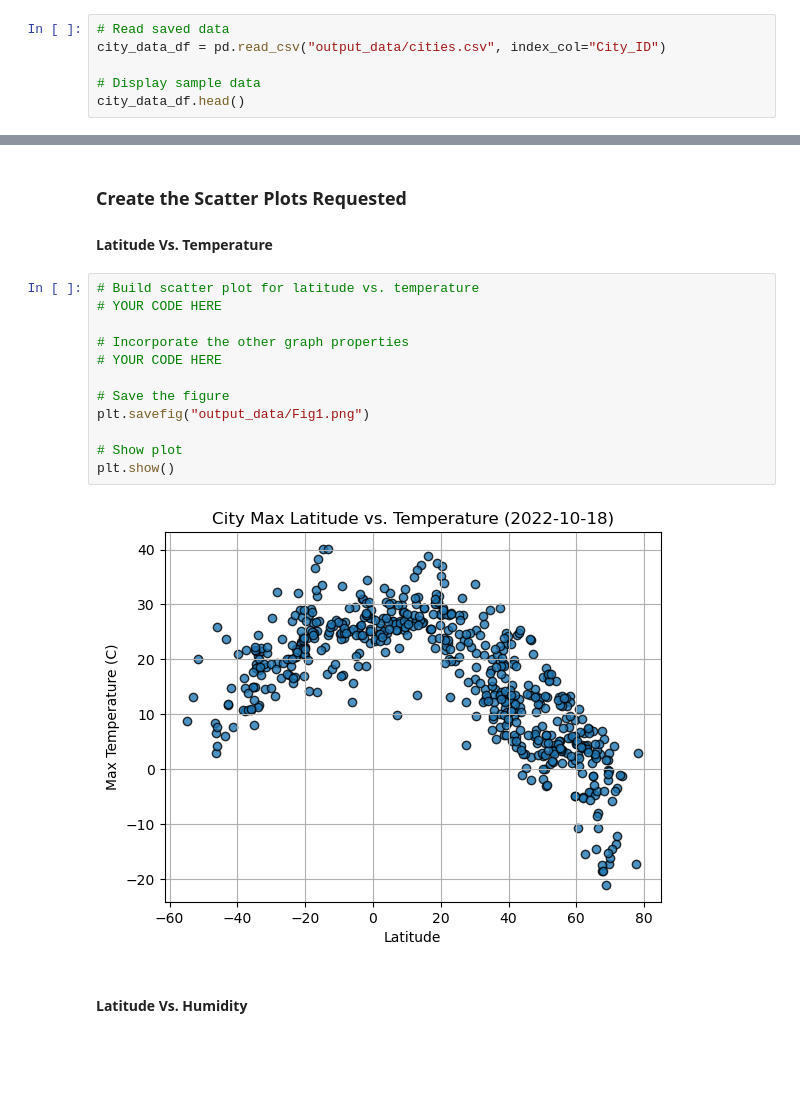
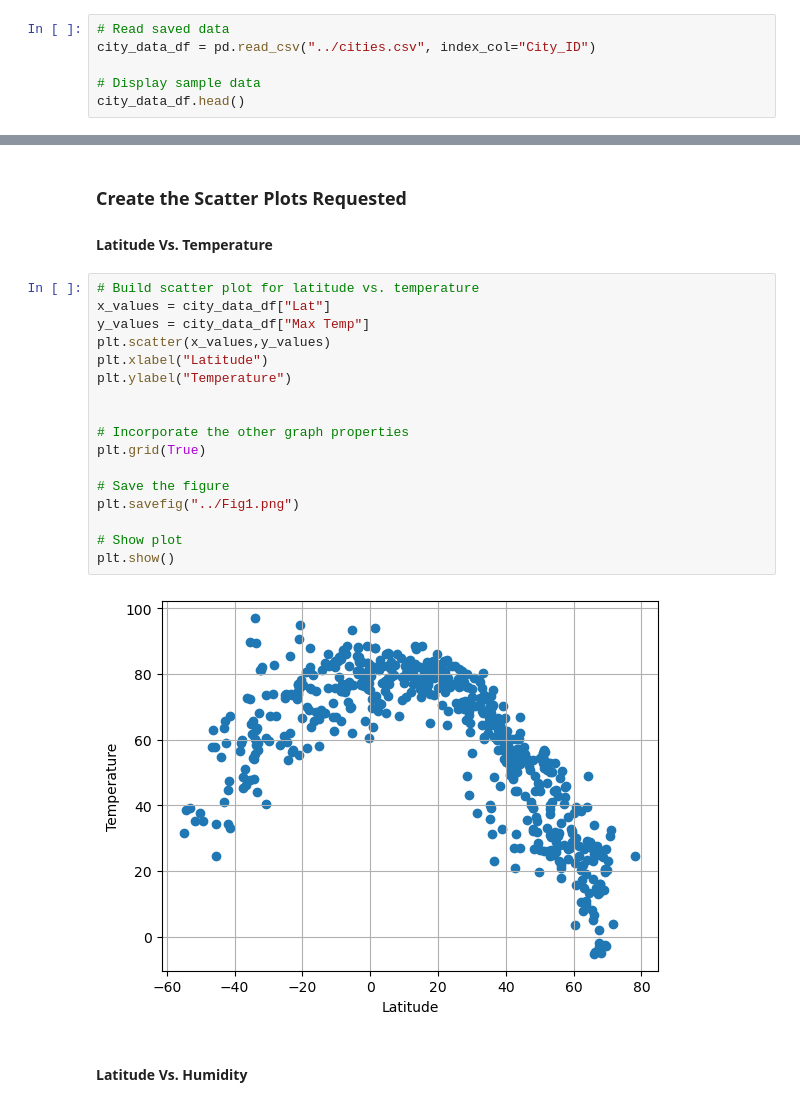
Before and after one commit to eeneedles/python-api-challenge, a Jupyter notebook: WeatherPy/WeatherPy.ipynb, the cells around one changed output, grey strips where cells are left out. Cells and saved outputs as stored; diff of their text form; blank space fills up the shorter version.

Commit message:
added Jupyter Notebook files VacationPy and WeatherPy, added cities.csv

```diff
--- a/WeatherPy/WeatherPy.ipynb
+++ b/WeatherPy/WeatherPy.ipynb
@@ -172,6 +174,6 @@ city_data_df.to_csv("output_data/cities.csv", index_label="City_ID")
 # %%
 # Read saved data
-city_data_df = pd.read_csv("output_data/cities.csv", index_col="City_ID")
+city_data_df = pd.read_csv("../cities.csv", index_col="City_ID")
 
 # Display sample data
 city_data_df.head()
@@ -189,18 +191,23 @@ city_data_df.head()
 #### Latitude Vs. Temperature
 # %%
 # Build scatter plot for latitude vs. temperature
-# YOUR CODE HERE
+x_values = city_data_df["Lat"]
+y_values = city_data_df["Max Temp"]
+plt.scatter(x_values,y_values)
+plt.xlabel("Latitude")
+plt.ylabel("Temperature")
+
 
 # Incorporate the other graph properties
-# YOUR CODE HERE
+plt.grid(True)
 
 # Save the figure
-plt.savefig("output_data/Fig1.png")
+plt.savefig("../Fig1.png")
 
 # Show plot
 plt.show()
 # %% [output]
-[figure, old version]
+[figure, new version]
 # %% [markdown]
 #### Latitude Vs. Humidity
 # %%
```
Also changed, not shown: parts of 29 cells of this notebook, 1 other file.
